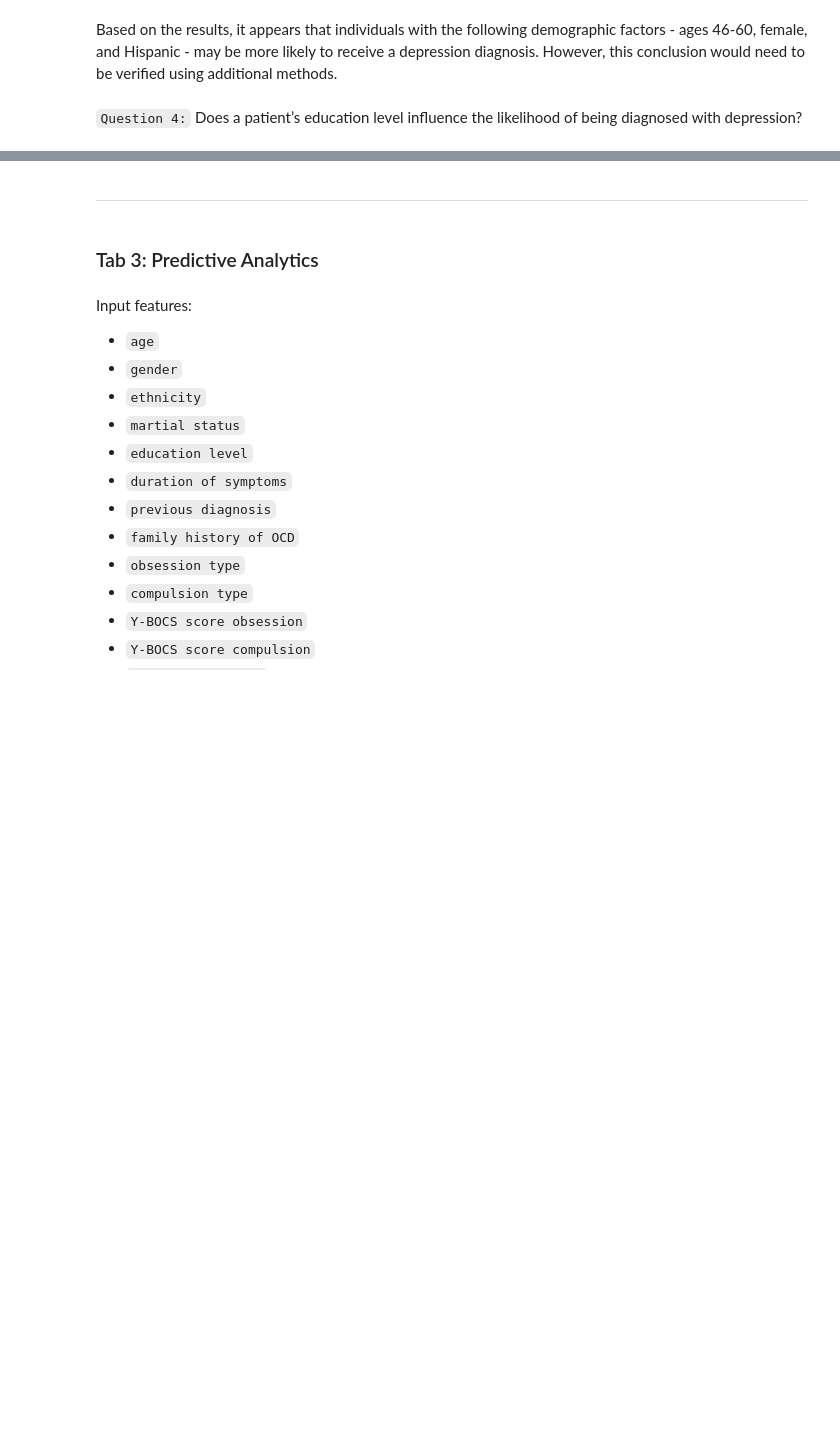
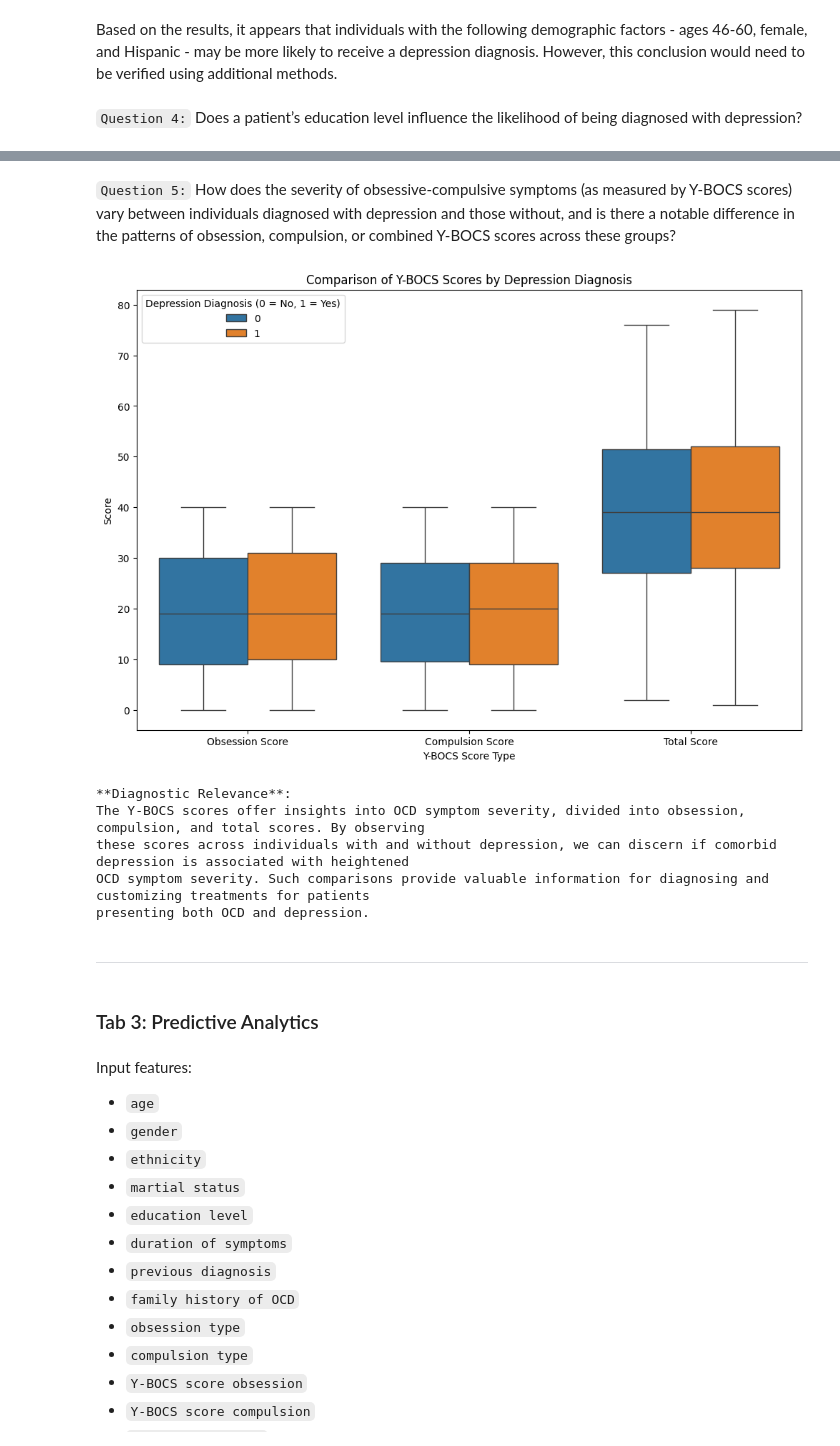
Before and after one commit to aalexakos/Depression-Detection, a Jupyter notebook: PipelineForDepressionDataset.ipynb, the cells around one changed output, grey strips where cells are left out. Cells and saved outputs as stored; diff of their text form; code cells hidden in the pictures; blank space fills up the shorter version.

Commit message:
added one more question in the notebook

```diff
--- a/PipelineForDepressionDataset.ipynb
+++ b/PipelineForDepressionDataset.ipynb
@@ -587,4 +587,46 @@ P-value: 9.036898545114607e-11
 There is a statistically significant association between Education Level and Depression Diagnosis (p < 0.05).
+# %% [markdown]
+`Question 5:` How does the severity of obsessive-compulsive symptoms (as measured by Y-BOCS scores) vary between individuals diagnosed with depression and those without, and is there a notable difference in the patterns of obsession, compulsion, or combined Y-BOCS scores across these groups?
+# %%
+# Add a total Y-BOCS score column if not already present
+if 'Total Y-BOCS Score' not in df.columns:
+    df['Total Y-BOCS Score'] = df['Y-BOCS Score (Obsessions)'] + df['Y-BOCS Score (Compulsions)']
+
+# Melt the DataFrame to prepare for combined plotting
+df_melted = df.melt(id_vars=['Depression Diagnosis'],
+                    value_vars=['Y-BOCS Score (Obsessions)', 'Y-BOCS Score (Compulsions)', 'Total Y-BOCS Score'],
+                    var_name='Score Type',
+                    value_name='Score')
+
+# Rename columns for better readability in the plot
+df_melted['Score Type'] = df_melted['Score Type'].replace({
+    'Y-BOCS Score (Obsessions)': 'Obsession Score',
+    'Y-BOCS Score (Compulsions)': 'Compulsion Score',
+    'Total Y-BOCS Score': 'Total Score'
+})
+
+# Plotting
+plt.figure(figsize=(12, 8))
+sns.boxplot(x='Score Type', y='Score', hue='Depression Diagnosis', data=df_melted)
+plt.xlabel('Y-BOCS Score Type')
+plt.ylabel('Score')
+plt.title('Comparison of Y-BOCS Scores by Depression Diagnosis')
+plt.legend(title='Depression Diagnosis (0 = No, 1 = Yes)')
+plt.show()
+print("""
+**Diagnostic Relevance**:
+The Y-BOCS scores offer insights into OCD symptom severity, divided into obsession, compulsion, and total scores. By observing
+these scores across individuals with and without depression, we can discern if comorbid depression is associated with heightened
+OCD symptom severity. Such comparisons provide valuable information for diagnosing and customizing treatments for patients
+presenting both OCD and depression.
+""")
+# %% [output]
+[figure, added]
+**Diagnostic Relevance**:
+The Y-BOCS scores offer insights into OCD symptom severity, divided into obsession, compulsion, and total scores. By observing
+these scores across individuals with and without depression, we can discern if comorbid depression is associated with heightened
+OCD symptom severity. Such comparisons provide valuable information for diagnosing and customizing treatments for patients
+presenting both OCD and depression.
 # %% [markdown]
 ---
 # %% [markdown]
```
Also changed, not shown: parts of 10 cells of this notebook, 1 other file.
